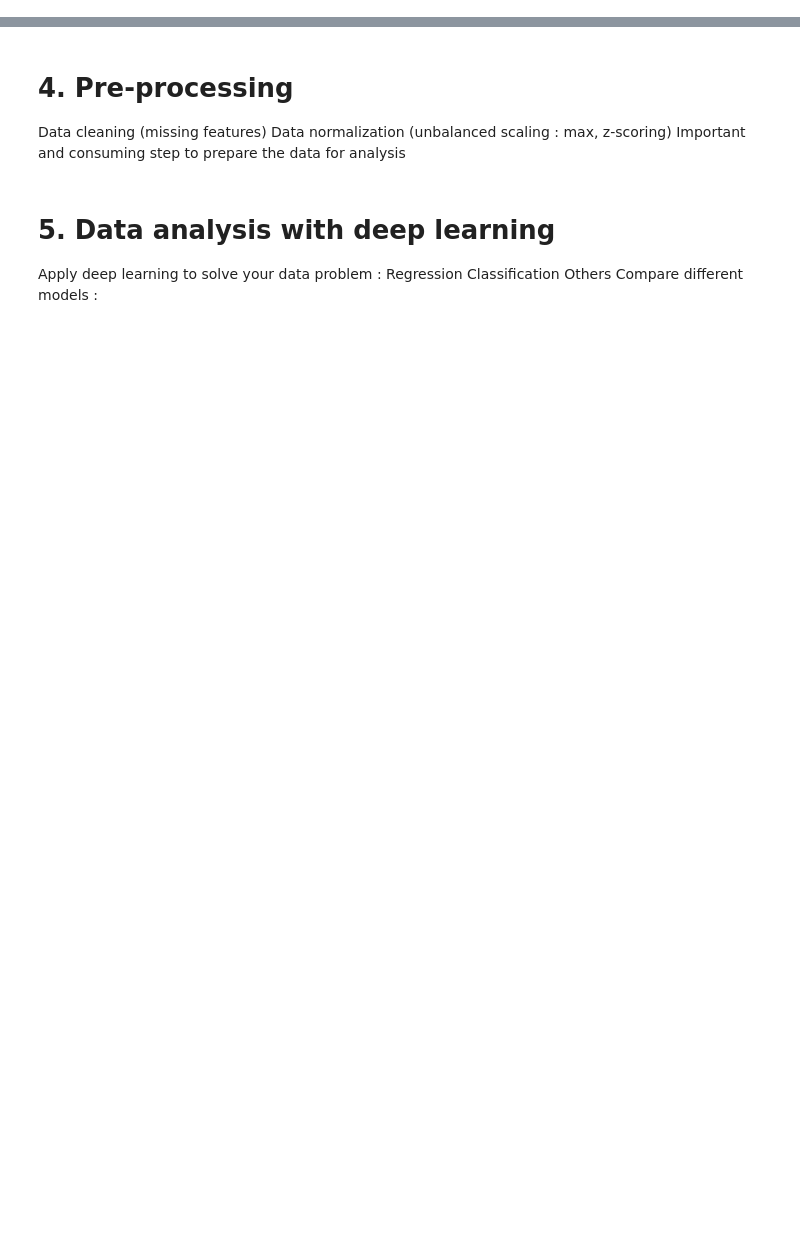
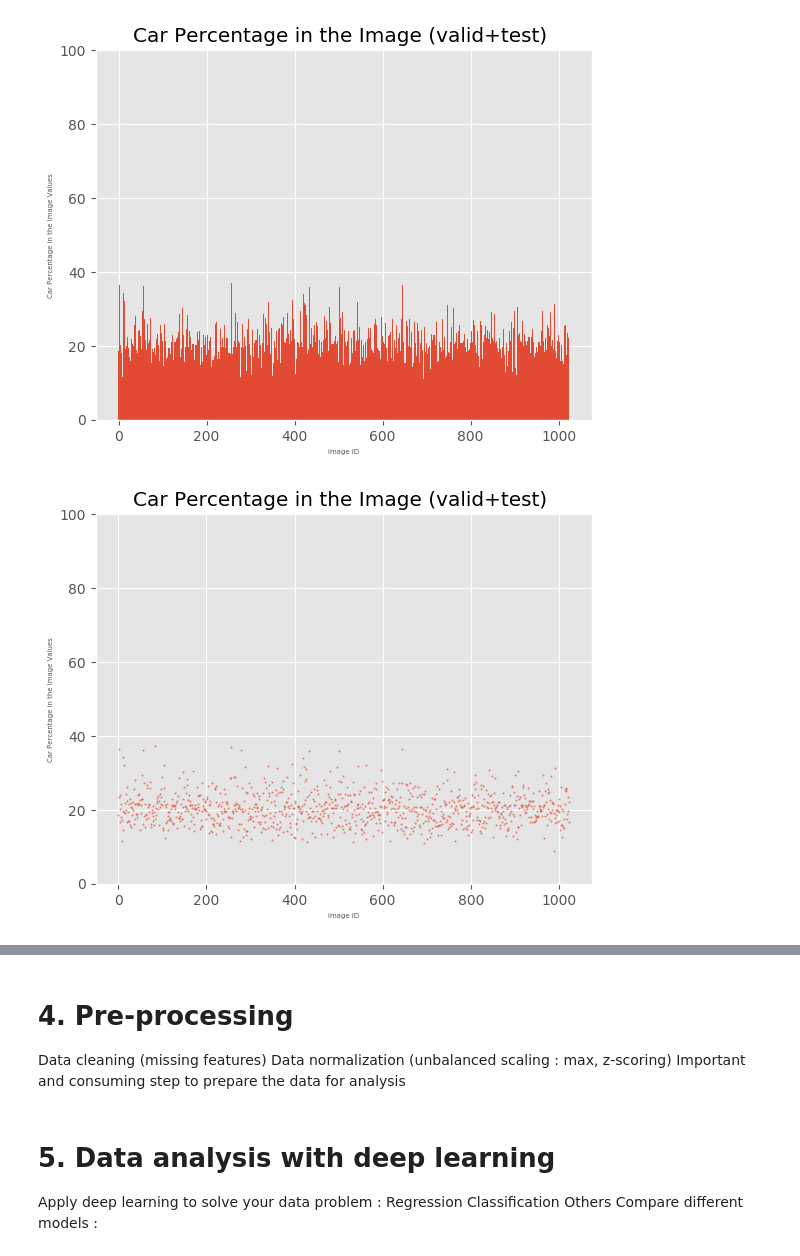
Before and after one commit to Lukeeeeee/CE7454-Project-Fall2018-NTU, a Jupyter notebook: report/report.ipynb, the cells around one changed output, grey strips where cells are left out. Drawn from its saved outputs; the diff is of its cells as text; code cells hidden in the pictures; blank space fills up the shorter version.

```diff
--- a/report/report.ipynb
+++ b/report/report.ipynb
@@ -24,0 +219,5 @@ An interesting part of their innovation is a custom rotating photo studio that a
+# %%
+plot_car_percentage(type_, path)
+# %% [output]
+[figure, added]
+[figure, added]
```
Also changed, not shown: parts of 23 cells of this notebook, 1 other file.
